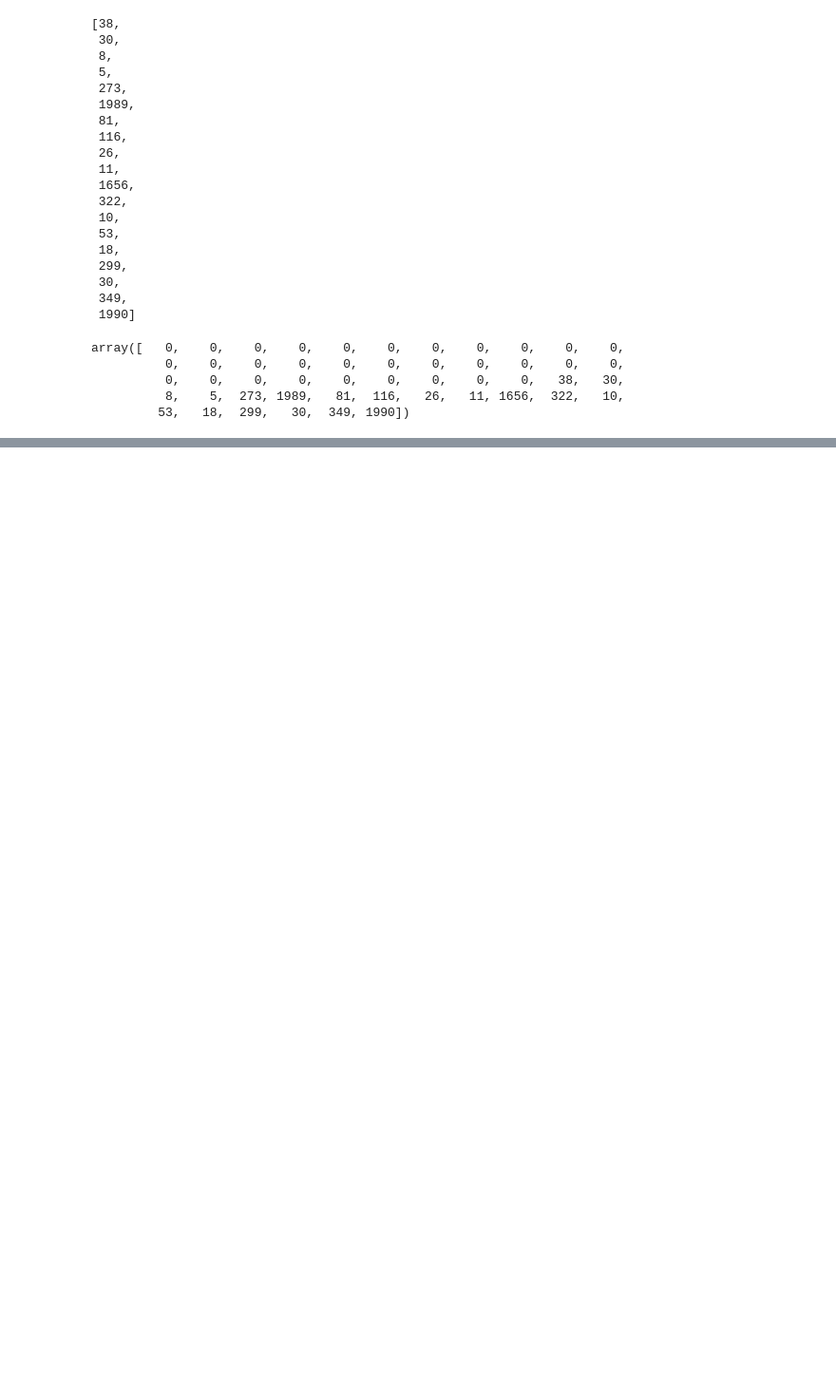
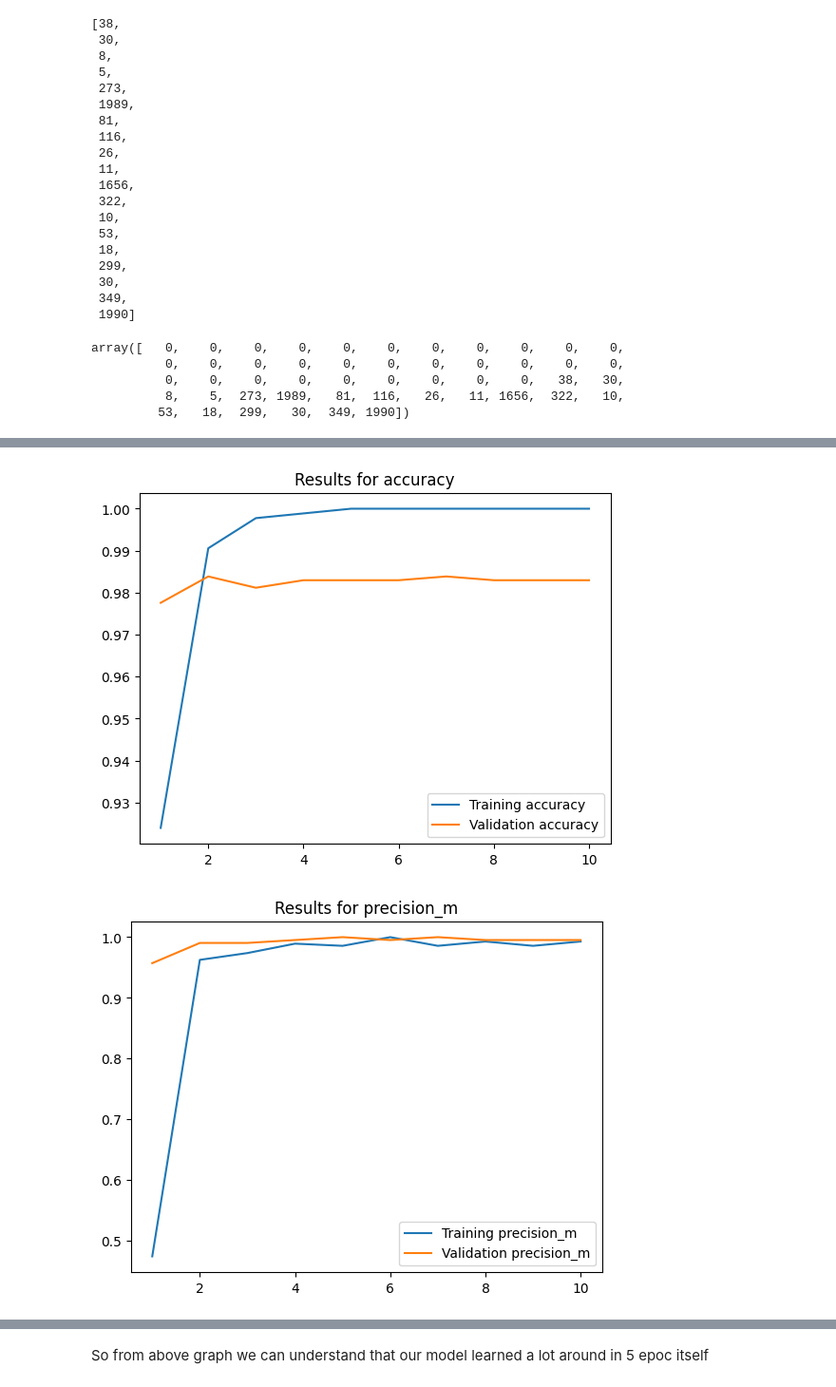
Before and after one commit to madhubabukencha/nat_lang_proc, a Jupyter notebook: chap007_neural_network_projects/1_recurrent_neural_network/recurrent_neural_networks.ipynb, the cells around one changed output, grey strips where cells are left out. Shown at 95% size. Drawn from its saved outputs; the diff is of its cells as text; code cells hidden in the pictures; blank space fills up the shorter version.

Commit message:
Adding rnn model

```diff
--- a/chap007_neural_network_projects/1_recurrent_neural_network/recurrent_neural_networks.ipynb
+++ b/chap007_neural_network_projects/1_recurrent_neural_network/recurrent_neural_networks.ipynb
@@ -105,0 +175,9 @@ array([   0,    0,    0,    0,    0,    0,    0,    0,    0,    0,    0,
+# %%
+model = Sequential()
+# TODO: Need understand why +1 added
+model.add(Embedding(input_dim=len(tokenizer.index_word)+1, output_dim=32))
+# Look the text file in same directory for more inforamtion
+model.add(LSTM(units=32, dropout=0, recurrent_dropout=0))
+model.add(Dense(units=32, activation="relu"))
+model.add(Dense(units=1, activation="sigmoid"))
+model.summary()
@@ -105,0 +202,13 @@ array([   0,    0,    0,    0,    0,    0,    0,    0,    0,    0,    0,
+# %%
+# Compile the model. To know more about the compilation refer model_compile.txt file
+model.compile(optimizer='adam',
+              loss="binary_crossentropy",
+              metrics=["accuracy", precision_m, recall_m])
+# %%
+history = model.fit(x=x_train_seq_padded,
+                    y=y_train,
+                    batch_size=32, # Training data batches, each batch has 32 sample,
+                                   # It it know as iteration, in each iteration weights
+                                   # will be updated.
+                    epochs=10, # Entire training process repeated 10 times
+                    validation_data=(x_test_seq_padded, y_test))
@@ -105,0 +236,18 @@ array([   0,    0,    0,    0,    0,    0,    0,    0,    0,    0,    0,
+# %%
+# Checking how accuracy, precision and recall changing over the epchos
+import matplotlib.pyplot as plt
+
+for i in ["accuracy", "precision_m", "recall_m"]:
+    acc = history.history[i]
+    val_acc = history.history[f"val_{i}"]
+    epochs = range(1, len(acc) + 1)
+
+    plt.figure()
+    plt.plot(epochs, acc, label=f"Training {i}")
+    plt.plot(epochs, val_acc, label=f"Validation {i}")
+    plt.title(f"Results for {i}")
+    plt.legend()
+    plt.show()
+# %% [output]
+[figure, added]
+[figure, added]
@@ -105,0 +255,2 @@ array([   0,    0,    0,    0,    0,    0,    0,    0,    0,    0,    0,
+# %% [markdown]
+So from above graph we can understand that our model learned a lot around in 5 epoc itself
```
Also changed, not shown: parts of 18 cells of this notebook, 2 other files.
